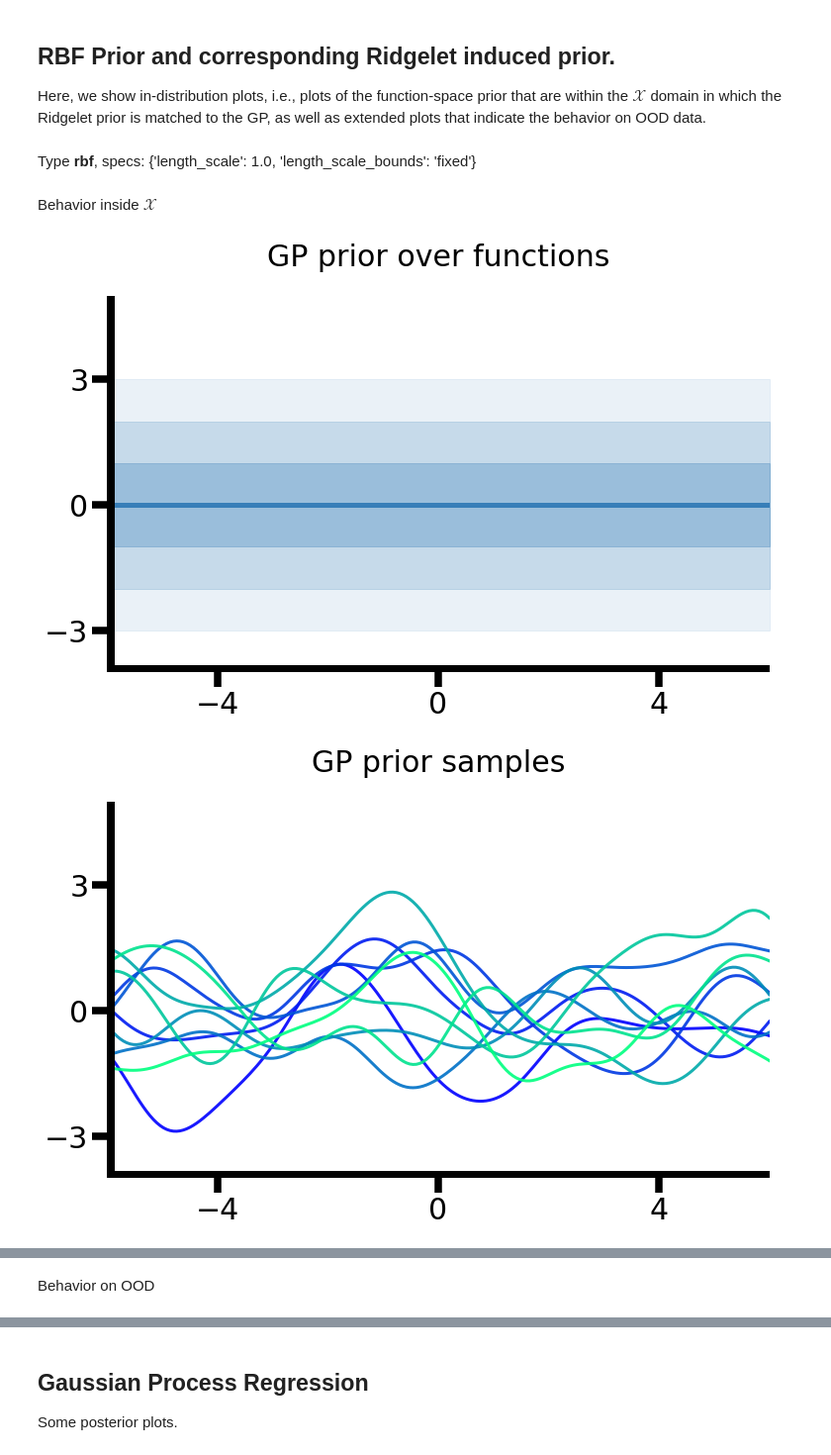
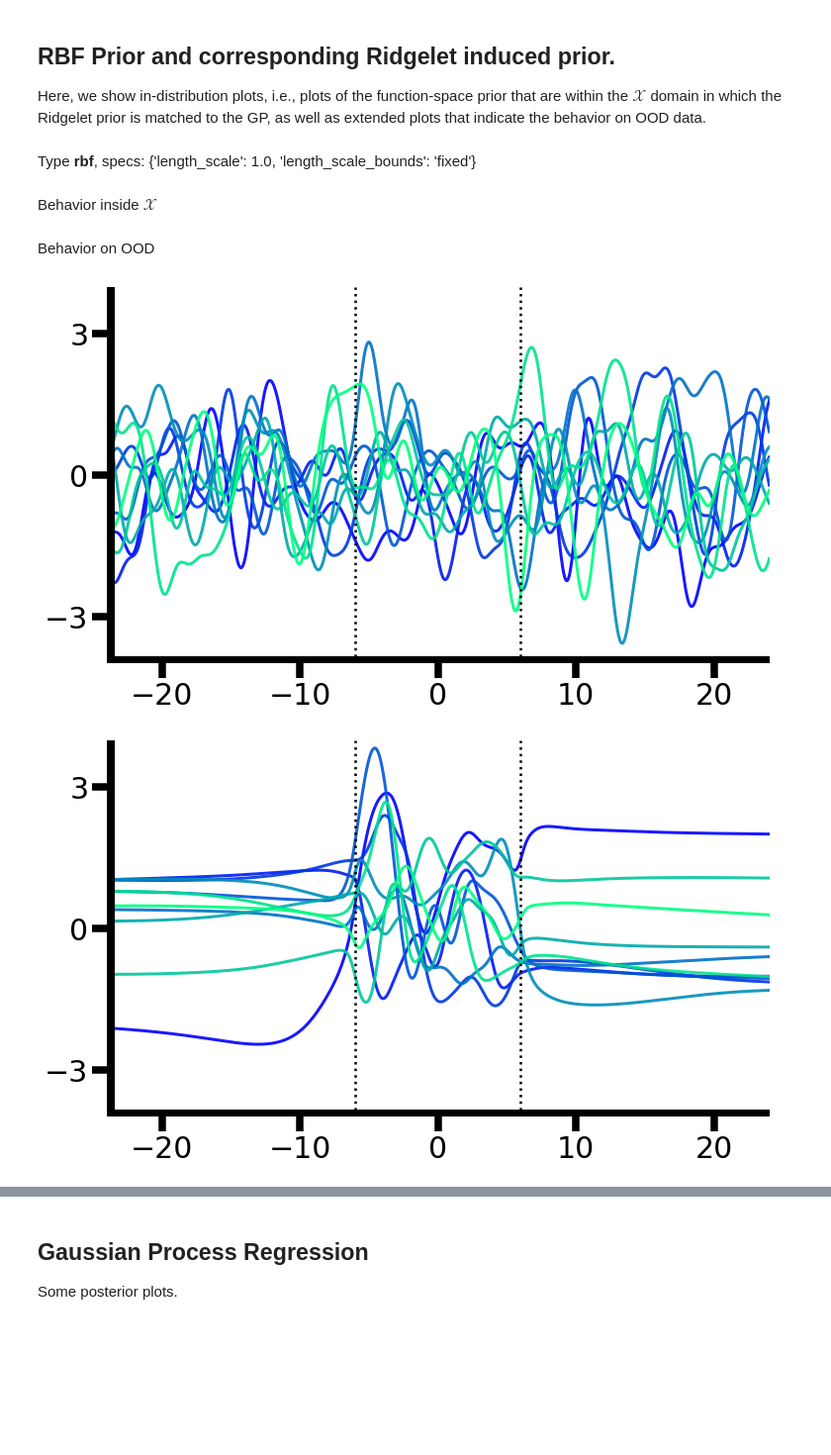
Before and after one commit to chrhenning/uncertainty_based_ood, a Jupyter notebook: notebooks/finite_width/ridgelet_prior.ipynb, the cells around one changed output, grey strips where cells are left out. Shown: that part at 99% size. Saved outputs shown, nothing was run; the diff lists cells and outputs as text; code cells hidden in the pictures; blank space fills up the shorter version.

```diff
--- a/notebooks/finite_width/ridgelet_prior.ipynb
+++ b/notebooks/finite_width/ridgelet_prior.ipynb
@@ -71,11 +71,11 @@ likelihood_var = .2 # Ground-truth
 # %%
 pd_plot_kwargs = {
     'sigma_ll': None, #likelihood_var,
-    'show_title': True,
+    'show_title': False,
     'xticks': [0, 3, 6],
     'yticks': [-3, 0, 3],
     'xlim': [-.5, 6.5],
-    'ylim': [-4, 5],
+    'ylim': [-4, 4],
     'show_legend': True,
     'out_dir': config.out_dir,
     'ts': 30,
@@ -154,9 +154,9 @@ gp_priors_struct = [
     #{'type': 'ess',
     # 'kernel_params': {'length_scale': 1.0, 'length_scale_bounds': 'fixed',
     #                   'periodicity': 5, 'periodicity_bounds': 'fixed'}},
-    {'type': 'ess',
-     'kernel_params': {'length_scale': 1.0, 'length_scale_bounds': 'fixed',
-                       'periodicity': 7, 'periodicity_bounds': 'fixed'}},
+    #{'type': 'ess',
+    # 'kernel_params': {'length_scale': 1.0, 'length_scale_bounds': 'fixed',
+    #                   'periodicity': 7, 'periodicity_bounds': 'fixed'}},
 ]
 # %%
 for pdict in gp_priors_struct:
@@ -213,6 +213,7 @@ for pdict in gp_priors_struct:
     pd_plot_kwargs_tmp['xlim'] = [-6, 6]
     pd_plot_kwargs_tmp['show_legend'] = False
 
+    '''
     plot_predictive_distributions_1dr(None, X_rp_grid, pd_samples=None,
         pd_mean=gp_mean, pd_std=gp_std,
         title='GP prior over functions',
@@ -222,10 +223,12 @@ for pdict in gp_priors_struct:
         pd_mean=None, pd_std=None,
         title='GP prior samples',
         filename=pdict['gp_plot_fn_ind_prior_samples'], **pd_plot_kwargs_tmp)
+    '''
 
     W_rp = pdict['rp_samples']
     rp_samples, rp_mean, rp_std = samples_to_functions(X_rp_grid, W_rp)
 
+    '''
     plot_predictive_distributions_1dr(None, X_rp_grid, pd_samples=None,
         pd_mean=rp_mean, pd_std=rp_std,
         title='Ridglet prior over functions',
@@ -234,32 +237,34 @@ for pdict in gp_priors_struct:
     plot_predictive_distributions_1dr(None, X_rp_grid, pd_samples=rp_samples[:10,:].T,
         pd_mean=None, pd_std=None,
         title='Ridglet prior samples',
         filename=pdict['rp_plot_fn_ind_prior_samples'], **pd_plot_kwargs_tmp)
+    '''
 
     display(Markdown('Behavior on OOD'))
 
     pd_plot_kwargs_tmp = dict(pd_plot_kwargs)
     pd_plot_kwargs_tmp['xticks'] = [-20, -10, 0, 10, 20]
     pd_plot_kwargs_tmp['xlim'] = [-24, 24]
     pd_plot_kwargs_tmp['vlines'] = [-6, 6]
     pd_plot_kwargs_tmp['show_legend'] = False
 
     gp_samples_ood = gpr.sample_y(X_rp_grid_ood.numpy(), n_samples=10)
 
     plot_predictive_distributions_1dr(None, X_rp_grid_ood, pd_samples=gp_samples_ood,
         pd_mean=None, pd_std=None,
         title='GP prior samples',
         filename=pdict['gp_plot_fn_ood_prior_samples'], **pd_plot_kwargs_tmp)
 
     rp_samples_ood, rp_mean_ood, rp_std_ood = \
         samples_to_functions(X_rp_grid_ood, W_rp)
 
     plot_predictive_distributions_1dr(None, X_rp_grid_ood,
         pd_samples=rp_samples_ood[:10,:].T, pd_mean=None, pd_std=None,
         title='Ridglet prior samples',
         filename=pdict['rp_plot_fn_ood_prior_samples'], **pd_plot_kwargs_tmp)
 # %% [output]
 Type **rbf**, specs: {'length_scale': 1.0, 'length_scale_bounds': 'fixed'}
 Behavior inside $\mathcal{X}$
+Behavior on OOD
-[figure, old version]
+[figure, new version]
-[figure, old version]
+[figure, new version]
@@ -268 +270,0 @@ Behavior inside $\mathcal{X}$
-Behavior on OOD
```
Also changed, not shown: parts of 2 cells of this notebook, 14 other files.
